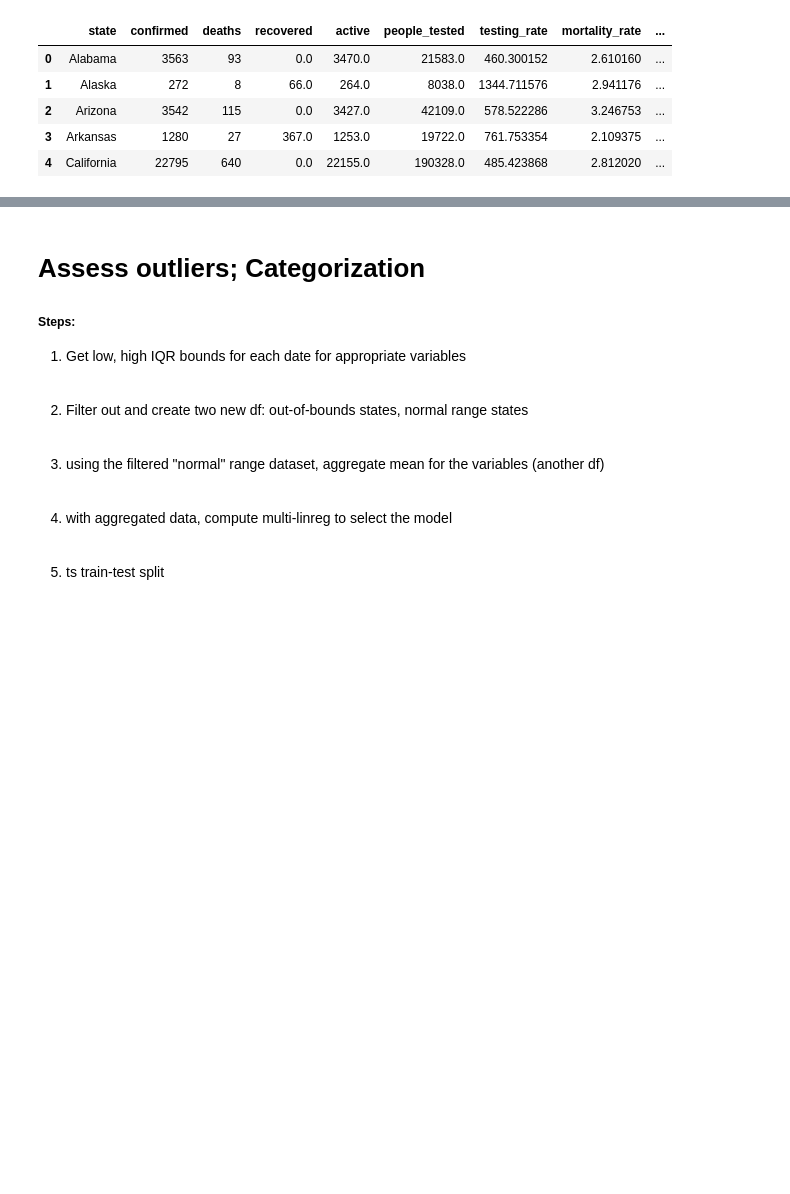
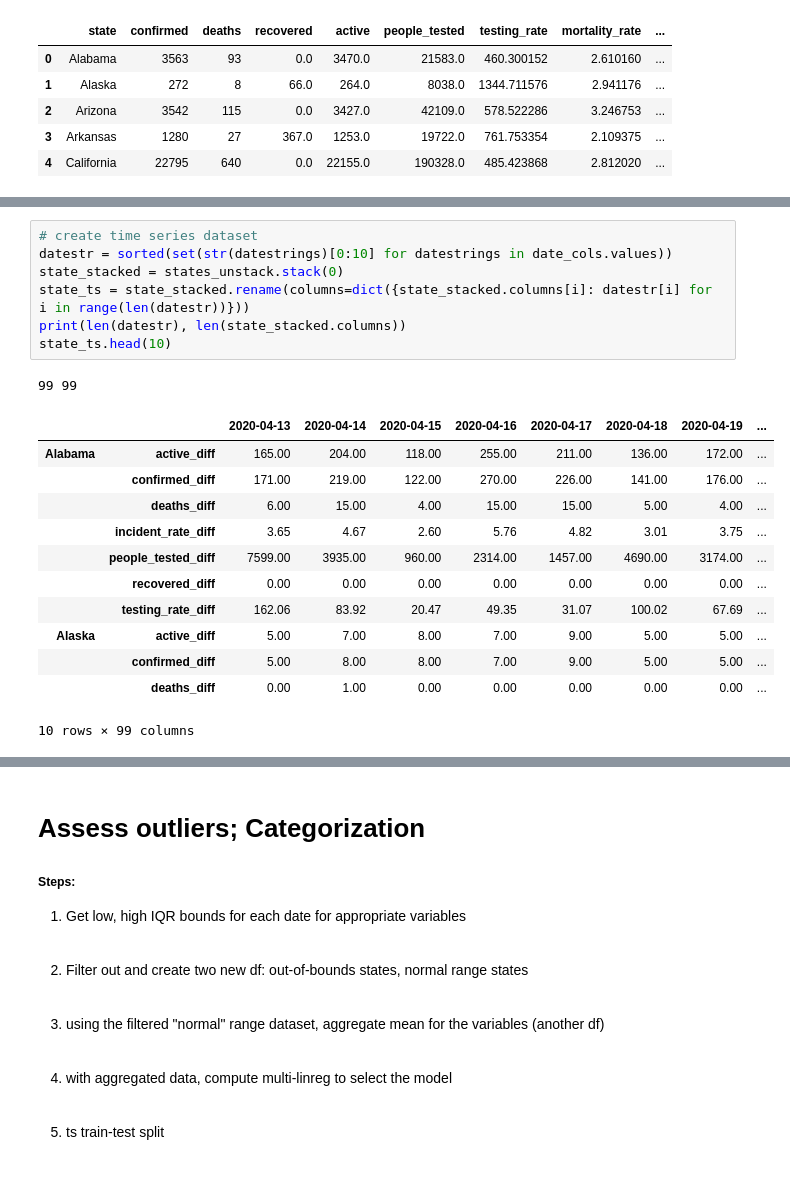
Before and after one commit to jungsNN/covid19-forecast, a Jupyter notebook: rough_draft3.ipynb, the cells around one changed output, grey strips where cells are left out. Cells and saved outputs as stored; diff of their text form; blank space fills up the shorter version.

```diff
--- a/rough_draft3.ipynb
+++ b/rough_draft3.ipynb
@@ -495,0 +470,21 @@ None
+# %%
+# create time series dataset
+datestr = sorted(set(str(datestrings)[0:10] for datestrings in date_cols.values))
+state_stacked = states_unstack.stack(0)
+state_ts = state_stacked.rename(columns=dict({state_stacked.columns[i]: datestr[i] for i in range(len(datestr))}))
+print(len(datestr), len(state_stacked.columns))
+state_ts.head(10)
+# %% [output]
+99 99
+|  |  | 2020-04-13 | 2020-04-14 | 2020-04-15 | 2020-04-16 | 2020-04-17 | 2020-04-18 | 2020-04-19 | ... |
+| Alabama | active_diff | 165.00 | 204.00 | 118.00 | 255.00 | 211.00 | 136.00 | 172.00 | ... |
+|  | confirmed_diff | 171.00 | 219.00 | 122.00 | 270.00 | 226.00 | 141.00 | 176.00 | ... |
+|  | deaths_diff | 6.00 | 15.00 | 4.00 | 15.00 | 15.00 | 5.00 | 4.00 | ... |
+|  | incident_rate_diff | 3.65 | 4.67 | 2.60 | 5.76 | 4.82 | 3.01 | 3.75 | ... |
+|  | people_tested_diff | 7599.00 | 3935.00 | 960.00 | 2314.00 | 1457.00 | 4690.00 | 3174.00 | ... |
+|  | recovered_diff | 0.00 | 0.00 | 0.00 | 0.00 | 0.00 | 0.00 | 0.00 | ... |
+|  | testing_rate_diff | 162.06 | 83.92 | 20.47 | 49.35 | 31.07 | 100.02 | 67.69 | ... |
+| Alaska | active_diff | 5.00 | 7.00 | 8.00 | 7.00 | 9.00 | 5.00 | 5.00 | ... |
+|  | confirmed_diff | 5.00 | 8.00 | 8.00 | 7.00 | 9.00 | 5.00 | 5.00 | ... |
+|  | deaths_diff | 0.00 | 1.00 | 0.00 | 0.00 | 0.00 | 0.00 | 0.00 | ... |
+10 rows × 99 columns
```
Also changed, not shown: parts of 13 cells of this notebook.
